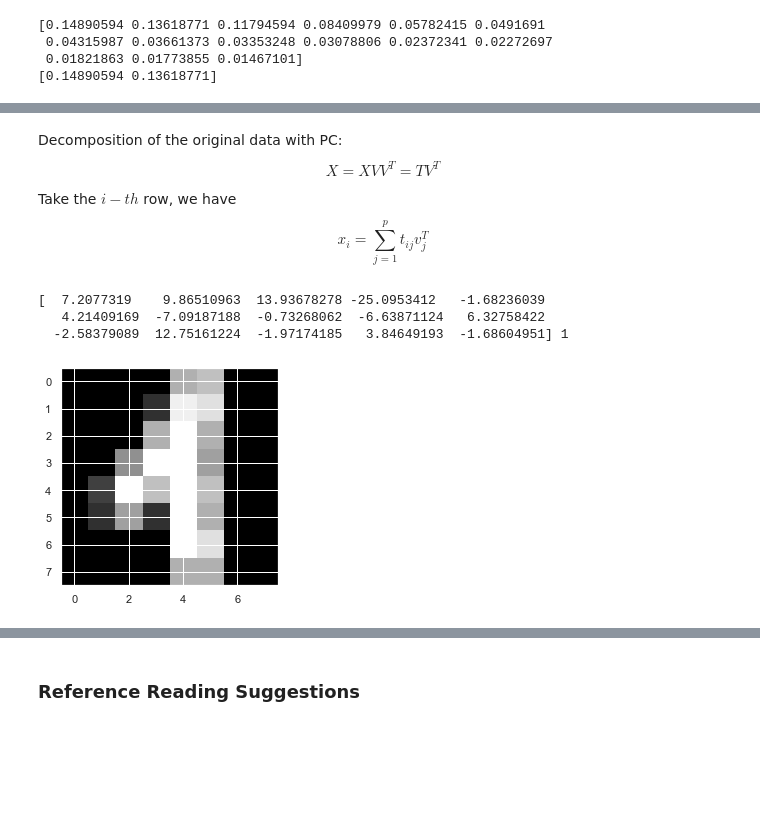
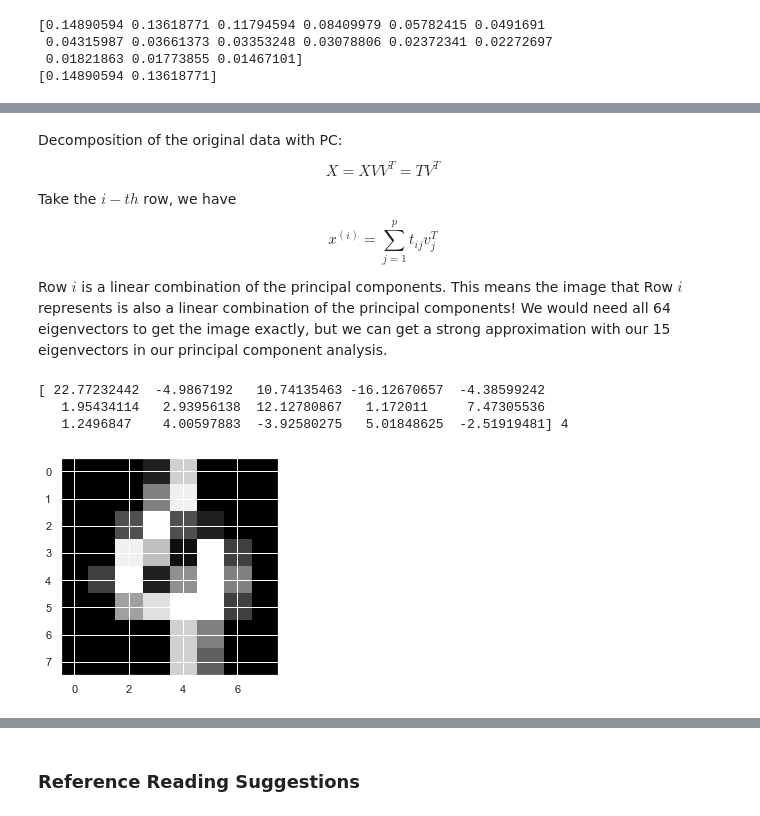
Before and after one commit to smithla-math/UCI_MATH_10, a Jupyter notebook: sections/sec_13/section_13.ipynb, the cells around one changed output, grey strips where cells are left out. Drawn from its saved outputs; the diff is of its cells as text; code cells hidden in the pictures; blank space fills up the shorter version.

```diff
--- a/sections/sec_13/section_13.ipynb
+++ b/sections/sec_13/section_13.ipynb
@@ -90,12 +89,12 @@ class myPCA():
         eig_val = np.flip(eig_val) # reverse the order --descending
         eig_vec = np.flip(eig_vec,axis=1) # reverse the order
         self.eig_values = eig_val[:self.n_c] # select the top eigen-vals
-        self.principle_components = eig_vec[:,:self.n_c] # select the top eigen-vecs
+        self.principal_components = eig_vec[:,:self.n_c] # select the top eigen-vecs
         self.variance_ratio = self.eig_values/eig_val.sum() # variance explained by each PC
 
     def transform(self,X):
         '"write your document strings here"'
-        return np.matmul(X-X.mean(axis = 0),self.principle_components) #project the data (centered) on PCs
+        return np.matmul(X-X.mean(axis = 0),self.principal_components) #project the data (centered) on PCs
 # %%
 from sklearn.datasets import load_digits
 X,y = load_digits(return_X_y = True)
@@ -192,13 +191,15 @@ for i in range(9):
 # %% [markdown]
 Decomposition of the original data with PC:$$X = XVV^{T} = TV^{T}$$
 
-Take the $i-th$ row, we have $$x_{i} = \sum_{j=1}^{p} t_{ij}v_{j}^{T}$$
+Take the $i-th$ row, we have $$x^{(i)} = \sum_{j=1}^{p} t_{ij}v_{j}^{T}$$
+
+Row $i$ is a linear combination of the principal components. This means the image that Row $i$ represents is also a linear combination of the principal components! We would need all 64 eigenvectors to get the image exactly, but we can get a strong approximation with our 15 eigenvectors in our principal component analysis.
 # %%
-i = 200
-plt.imshow(X[i,:].reshape(8,8),cmap=plt.cm.gray)
+i = 100 #change i to any integer between 0 and 1796 to change the image sampled in the next two cells.
+plt.imshow(X[i,:].reshape(8,8),cmap=plt.cm.gray) #True image from our data
 print(X_pca[i,:],y[i])
 # %% [output]
-[  7.2077319    9.86510963  13.93678278 -25.0953412   -1.68236039
-   4.21409169  -7.09187188  -0.73268062  -6.63871124   6.32758422
-  -2.58379089  12.75161224  -1.97174185   3.84649193  -1.68604951] 1
+[ 22.77232442  -4.9867192   10.74135463 -16.12670657  -4.38599242
+   1.95434114   2.93956138  12.12780867   1.172011     7.47305536
+   1.2496847    4.00597883  -3.92580275   5.01848625  -2.51919481] 4
-[figure, old version]
+[figure, new version]
```
Also changed, not shown: parts of 7 cells of this notebook, 3 other files.
